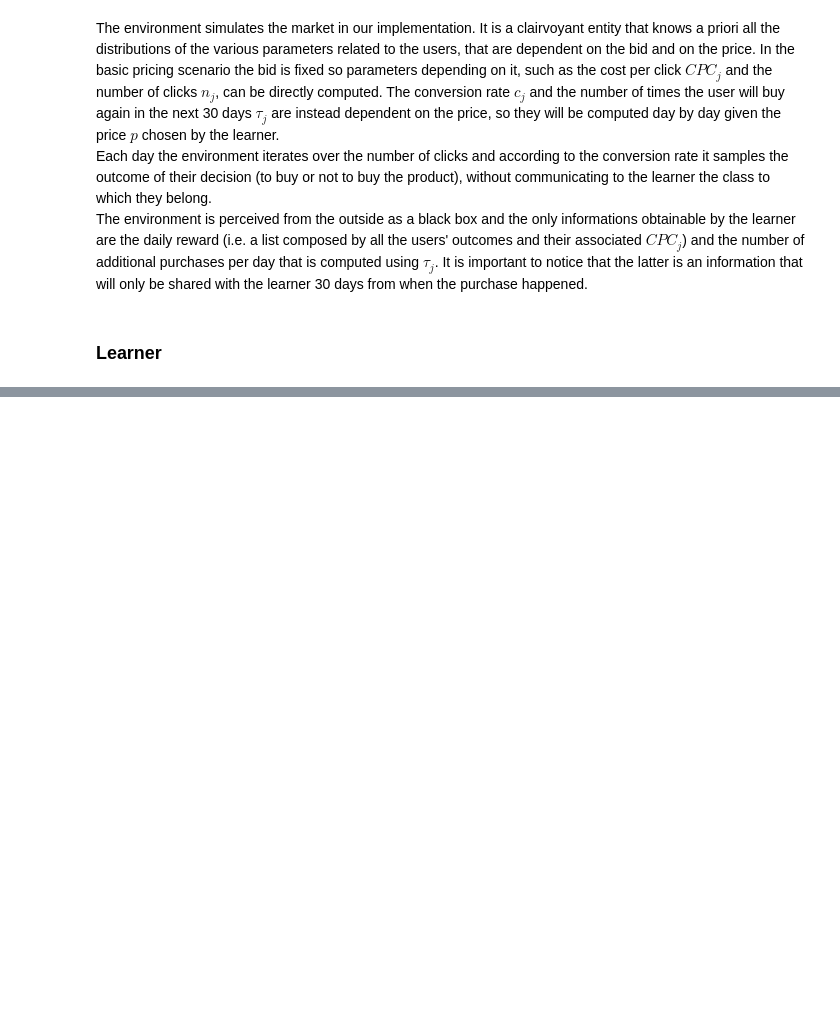
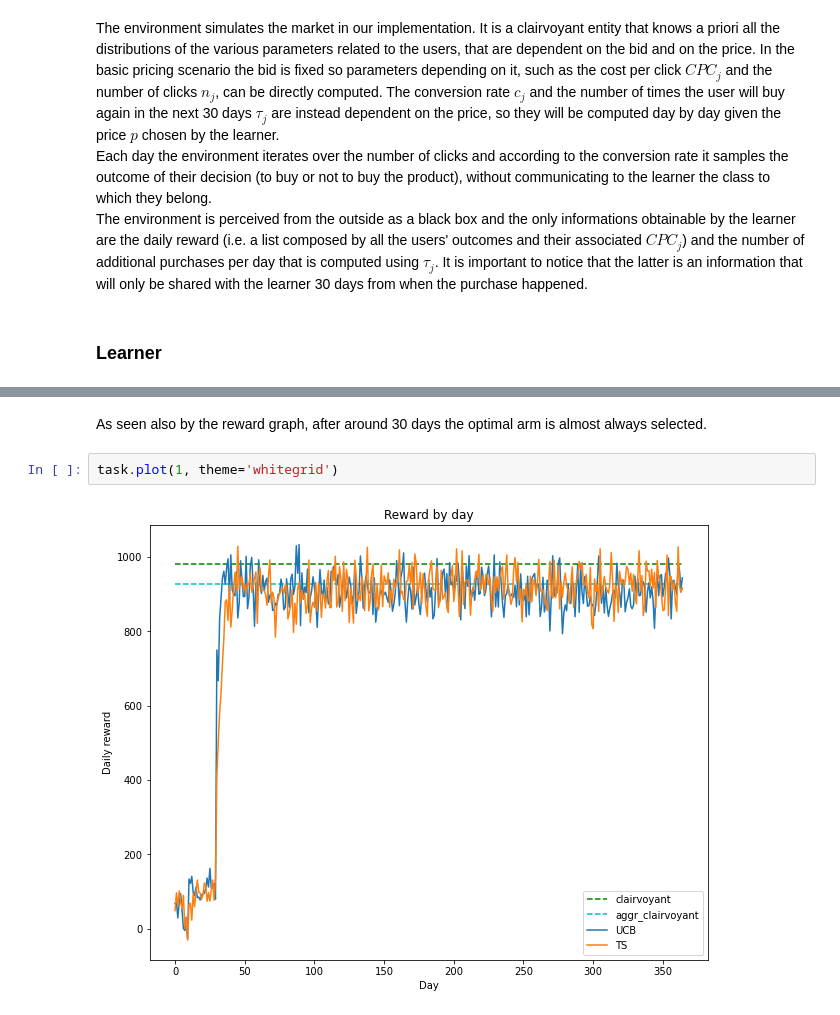
Before and after one commit to fcolombo7/DataIntelligenceApplications, a Jupyter notebook: Pricing Report.ipynb, the cells around one changed output, grey strips where cells are left out. Drawn from its saved outputs; the diff is of its cells as text; blank space fills up the shorter version.

```diff
--- a/Pricing Report.ipynb
+++ b/Pricing Report.ipynb
@@ -77,0 +99,6 @@ The algorithm that have been implemented for this task are
+# %% [markdown]
+As seen also by the reward graph, after around 30 days the optimal arm is almost always selected.
+# %%
+task.plot(1, theme='whitegrid')
+# %% [output]
+[figure, added]
```
Also changed, not shown: parts of 10 cells of this notebook.
